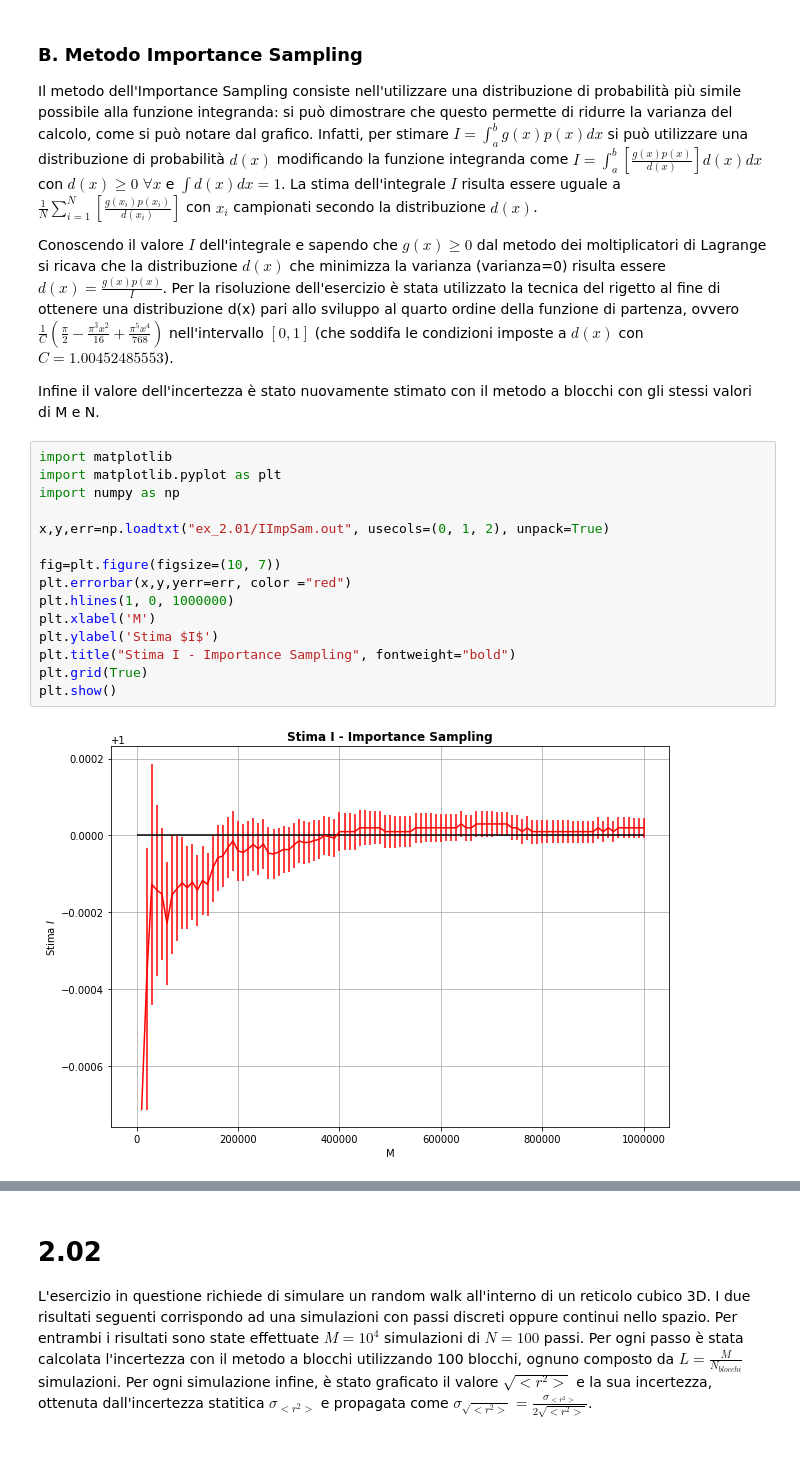
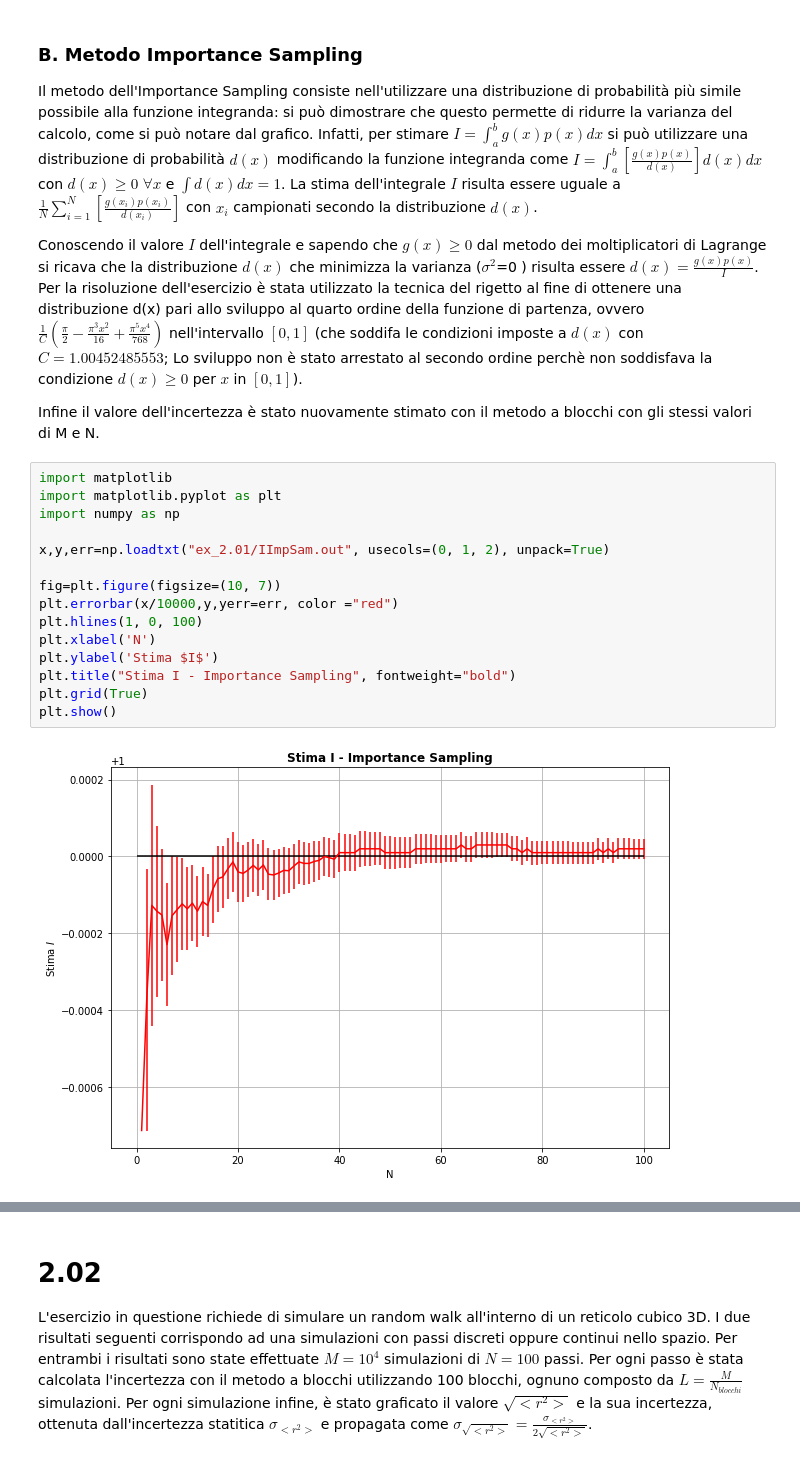
Before and after one commit to riccardozana/LSN_Zana, a Jupyter notebook: Esercizio_2/Esericizio_2.ipynb, the cells around one changed output, grey strips where cells are left out. Saved outputs shown, nothing was run; the diff lists cells and outputs as text.

```diff
--- a/Esercizio_2/Esericizio_2.ipynb
+++ b/Esercizio_2/Esericizio_2.ipynb
@@ -32,26 +33,26 @@ Il metodo dell'Importance Sampling consiste nell'utilizzare una distribuzione di
     Infatti, per stimare $I=\int_a^b g(x)p(x)dx$ si può utilizzare una distribuzione di probabilità $d(x)$ modificando la funzione integranda come $I=\int_a^b [\frac{g(x)p(x)}{d(x)}]d(x)dx $ con $d(x)\ge0$ $\forall x$ e $\int d(x) dx =1$.
 La stima dell'integrale $I$ risulta essere uguale a $\frac{1}{N}\sum\limits_{i=1}^N [\frac{g(x_i)p(x_i)}{d(x_i)}] $ con $x_i$ campionati secondo la distribuzione $d(x)$.
 
-Conoscendo il valore $I$ dell'integrale e sapendo che $g(x)\ge0 $ dal metodo dei moltiplicatori di Lagrange si ricava che la distribuzione $d(x)$ che minimizza la varianza (varianza=0) risulta essere $d(x)=\frac{g(x)p(x)}{I}$.
-Per la risoluzione dell'esercizio è stata utilizzato la tecnica del rigetto al fine di ottenere una distribuzione d(x) pari allo sviluppo al quarto ordine della funzione di partenza, ovvero $\frac{1}{C}(\frac{\pi}{2}-\frac{\pi^3x^2}{16}+\frac{\pi^5x^4}{768})$ nell'intervallo $[0,1]$ (che soddifa le condizioni imposte a $d(x)$ con $C=1.00452485553$).
+Conoscendo il valore $I$ dell'integrale e sapendo che $g(x)\ge0 $ dal metodo dei moltiplicatori di Lagrange si ricava che la distribuzione $d(x)$ che minimizza la varianza ($\sigma^2$=0 ) risulta essere $d(x)=\frac{g(x)p(x)}{I}$.
+Per la risoluzione dell'esercizio è stata utilizzato la tecnica del rigetto al fine di ottenere una distribuzione d(x) pari allo sviluppo al quarto ordine della funzione di partenza, ovvero $\frac{1}{C}(\frac{\pi}{2}-\frac{\pi^3x^2}{16}+\frac{\pi^5x^4}{768})$ nell'intervallo $[0,1]$ (che soddifa le condizioni imposte a $d(x)$ con $C=1.00452485553$; Lo sviluppo non è stato arrestato al secondo ordine perchè non soddisfava la condizione $d(x) \geq 0$ per $x$ in $[0, 1]$).
 
 Infine il valore dell'incertezza è stato nuovamente stimato con il metodo a blocchi con gli stessi valori di M e N.
 # %%
 import matplotlib
 import matplotlib.pyplot as plt
 import numpy as np
 
 x,y,err=np.loadtxt("ex_2.01/IImpSam.out", usecols=(0, 1, 2), unpack=True)
 
 fig=plt.figure(figsize=(10, 7))
-plt.errorbar(x,y,yerr=err, color ="red")
-plt.hlines(1, 0, 1000000)
-plt.xlabel('M')
+plt.errorbar(x/10000,y,yerr=err, color ="red")
+plt.hlines(1, 0, 100)
+plt.xlabel('N')
 plt.ylabel('Stima $I$')
 plt.title("Stima I - Importance Sampling", fontweight="bold")
 plt.grid(True)
 plt.show()
 # %% [output]
-[figure, old version]
+[figure, new version]
 # %% [markdown]
 ##### Commento:
```
Also changed, not shown: parts of 5 cells of this notebook, 1 other file.
